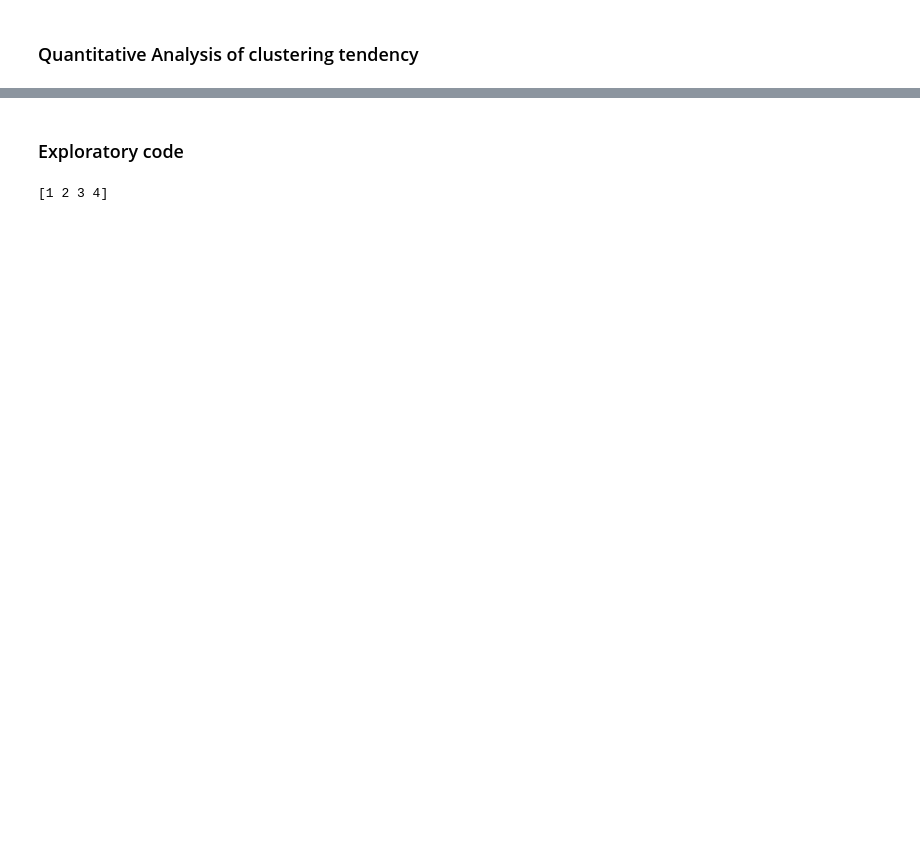
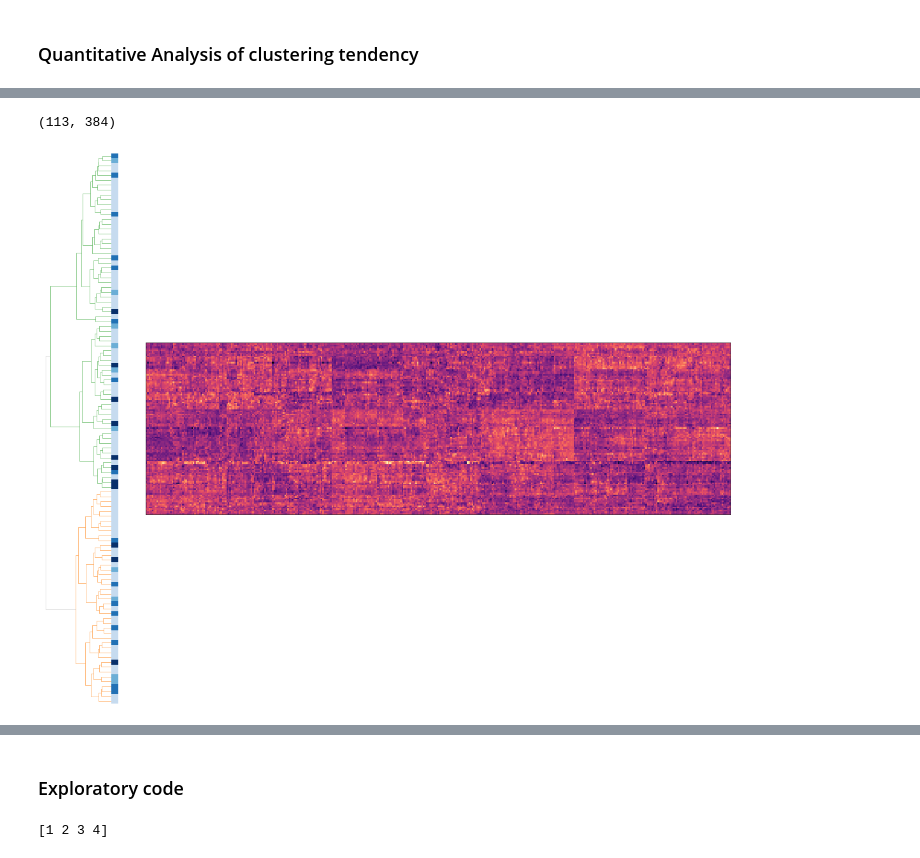
Before and after one commit to FLClab/STED-FM, a Jupyter notebook: experiments/clustering-experiments/hierarchical.ipynb, the cells around one changed output, grey strips where cells are left out. Drawn from its saved outputs; the diff is of its cells as text; code cells hidden in the pictures; blank space fills up the shorter version.

```diff
--- a/experiments/clustering-experiments/hierarchical.ipynb
+++ b/experiments/clustering-experiments/hierarchical.ipynb
@@ -218,0 +225,69 @@ plt.show()
+# %%
+
+# if labels.dtype == np.float32:
+#     labels = labels.astype(np.int32)
+# uniques = np.unique(labels)
+D = c1_embeddings
+print(D.shape)
+D = StandardScaler().fit_transform(D)
+Y1 = hierarchy.linkage(D, method="ward", metric="euclidean")
+clusters1_too = hierarchy.fcluster(Y1, 2, criterion="maxclust")
+
+# Find the distance threshold that gives the same clustering
+distances = Y1[:, 2]  # The third column of the linkage matrix contains the distances
+threshold = sorted(distances)[1-2]  # n_samples - n_clusters = -3 for 4 clusters d
+Y2 = hierarchy.linkage(D.T, method="ward", metric="euclidean")
+
+fig = plt.figure(figsize=(15, 15))
+ax3 = fig.add_axes([0, 0, 0.1, 0.8])
+ax3.set_xticks([])
+ax3.set_yticks([])
+fig.gca().invert_xaxis()
+ax3.axis("off")
+
+zmap = plt.get_cmap("tab10", len(uniques))
+
+Z1 = hierarchy.dendrogram(
+    Y1, orientation="left",
+    above_threshold_color="silver",
+    ax=ax3,
+    color_threshold=threshold
+)
+Z2 = hierarchy.dendrogram(
+    Y2, orientation="right",
+    above_threshold_color="silver",
+    no_plot=True
+)
+for collection in ax3.collections:
+    collection.set_linewidth(0.5)
+
+ax4 = fig.add_axes([0.1,0,0.01, 0.8])
+ax4.set_xticks([])
+ax4.set_yticks([])
+ax4.axis('off')
+
+cmap = plt.get_cmap("Blues", len(set(uniques)) + 1)
+all_colors = []
+for i, leaf in enumerate(Z1["leaves"]):
+    all_colors.append(cmap(labels[leaf] + 1))
+    ax4.barh(i + 0.5, 1, 1.0, color=cmap(labels[leaf] + 1))
+#     # ax4.axhline(i + 0.5, color=cmap(GROUPS_MODEL[groups[leaf]] + 1))
+ax4.set(
+    ylim=(0, len(Z1["leaves"])), xlim=(0, 1)
+)
+ax4.invert_yaxis()
+
+
+axmatrix2 = fig.add_axes([0.15,0,0.85, 0.8])
+idx1 = Z1['leaves']
+idx2 = Z2['leaves']
+
+sorted_co_matrix = D[idx1,:]
+sorted_co_matrix = sorted_co_matrix[:, idx2]
+im2 = axmatrix2.matshow(sorted_co_matrix, aspect='equal', origin='lower', cmap="magma")
+axmatrix2.set_xticks([])
+axmatrix2.set_yticks([])
+fig.gca().invert_yaxis() # this plus the x-axis invert in the right-flipped dendrogram flips the y-axis
+# %% [output]
+(113, 384)
+[figure, added]
```
Also changed, not shown: parts of 10 cells of this notebook, 3 other files.
